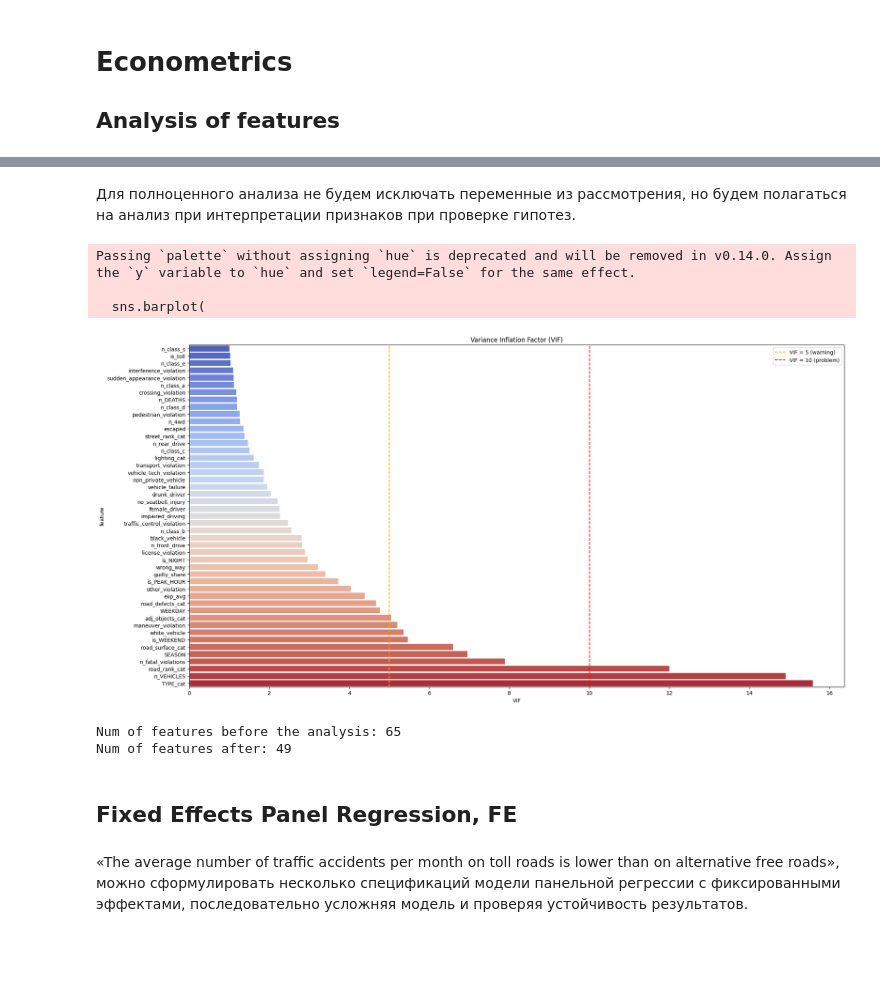
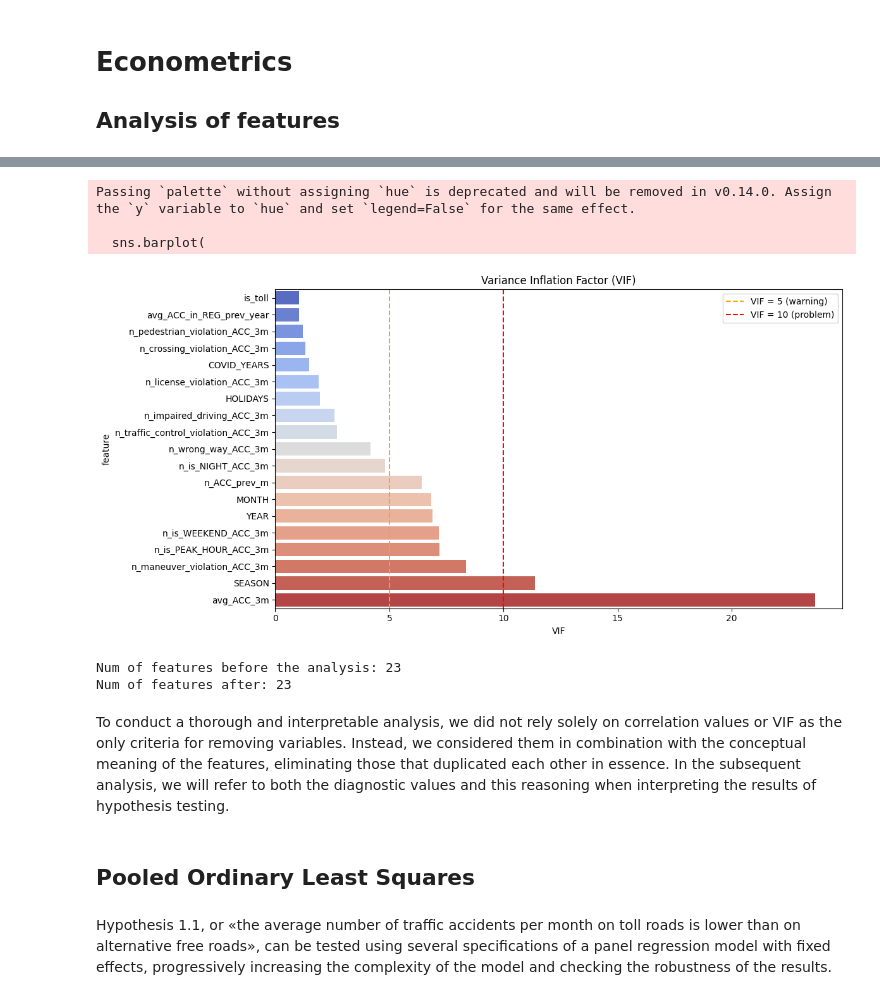
Before and after one commit to NastyaWheel/thesis, a Jupyter notebook: frequency/frequency_hypotheses.ipynb, the cells around one changed output, grey strips where cells are left out. Saved outputs shown, nothing was run; the diff lists cells and outputs as text; code cells hidden in the pictures; blank space fills up the shorter version.

```diff
--- a/frequency/frequency_hypotheses.ipynb
+++ b/frequency/frequency_hypotheses.ipynb
@@ -28,5 +34,5 @@ from xgboost import XGBClassifier
 # %%
-df = pd.read_csv("C:/Users/Настя/YandexDisk-n4skolesnikova/HSE 4th year/Graduation Thesis/data/PANEL_DATA_HYPOTHESIS.csv")
+df = pd.read_csv("C:/Users/Настя/YandexDisk-n4skolesnikova/HSE 4th year/Graduation Thesis/data/PANEL_DATA.csv")
 df = df.drop('Unnamed: 0', axis=1)
 print(df.shape)
 df.head()
@@ -137,63 +119,44 @@ traffic_changes_cat — lighting_cat: | 0.5000897198617975
-# %%
-features_to_drop = [
-    'vehicle_age_min',
-    'vehicle_age_max',
-    'vehicle_age_avg',
-    'guilty_exp_avg',
-    'n_guilty',
-    'traffic_changes_cat',
-    'n_PARTICIPANTS',
-    'n_INJURED',
-    'weather_cat',
-    'cause_factors_cat',
-    'site_objects_cat',
-    'severity',
-    'colored_vehicle'
-]
-
-df_hypoth.drop(features_to_drop, axis=1, inplace=True)
-# %% [markdown]
-Для полноценного анализа не будем исключать переменные из рассмотрения, но будем полагаться на анализ при интерпретации признаков при проверке гипотез.
 # %%
-meaningful_df = df_hypoth.drop(['REGION', 'n_ACCIDENTS', 'out_of_town'], axis=1)
+meaningful_df = df_hypoth.drop(['REGION', 'n_ACCIDENTS'], axis=1)
 meaningful_df = meaningful_df.select_dtypes(include=['int64', 'float64'])
 
 vif = pd.DataFrame()
 vif["feature"] = meaningful_df.columns
 vif["VIF"] = [variance_inflation_factor(meaningful_df.values, i) for i in range(meaningful_df.shape[1])]
 # %%
-plt.figure(figsize=(20, 10))
+plt.figure(figsize=(12, 6))
 sns.barplot(
     data=vif.sort_values(by="VIF", ascending=True),
     x="VIF",
     y="feature",
     palette="coolwarm"
 )
 plt.axvline(5, color='orange', linestyle='--', label='VIF = 5 (warning)')
 plt.axvline(10, color='red', linestyle='--', label='VIF = 10 (problem)')
 plt.title("Variance Inflation Factor (VIF)")
 plt.xlabel("VIF")
 plt.ylabel("feature")
 plt.legend()
 plt.tight_layout()
 plt.show()
 # %% [output]
 Passing `palette` without assigning `hue` is deprecated and will be removed in v0.14.0. Assign the `y` variable to `hue` and set `legend=False` for the same effect.
 
   sns.barplot(
-[figure, old version]
+[figure, new version]
 # %%
 # high_vif_features = vif[vif["VIF"] > 10]['feature'].to_list()
 # df_hypoth.drop(columns=high_vif_features, axis=1, inplace=True)
 
-# print(f"Num of features before the analysis: {df.shape[1]}")
-# print(f"Num of features after: {df_hypoth.shape[1]}")
+print(f"Num of features before the analysis: {df.shape[1]}")
+print(f"Num of features after: {df_hypoth.shape[1]}")
 # %% [output]
-Num of features before the analysis: 65
-Num of features after: 49
+Num of features before the analysis: 23
+Num of features after: 23
+# %% [markdown]
+To conduct a thorough and interpretable analysis, we did not rely solely on correlation values or VIF as the only criteria for removing variables. Instead, we considered them in combination with the conceptual meaning of the features, eliminating those that duplicated each other in essence. In the subsequent analysis, we will refer to both the diagnostic values and this reasoning when interpreting the results of hypothesis testing.
 # %% [markdown]
-## Fixed Effects Panel Regression, FE
+## Pooled Ordinary Least Squares
 # %% [markdown]
-«The average number of traffic accidents per month on toll roads is lower than on alternative free roads»,
-можно сформулировать несколько спецификаций модели панельной регрессии с фиксированными эффектами, последовательно усложняя модель и проверяя устойчивость результатов.
+Hypothesis 1.1, or «the average number of traffic accidents per month on toll roads is lower than on alternative free roads», can be tested using several specifications of a panel regression model with fixed effects, progressively increasing the complexity of the model and checking the robustness of the results.
 # %% [markdown]
```
Also changed, not shown: parts of 74 cells of this notebook.
